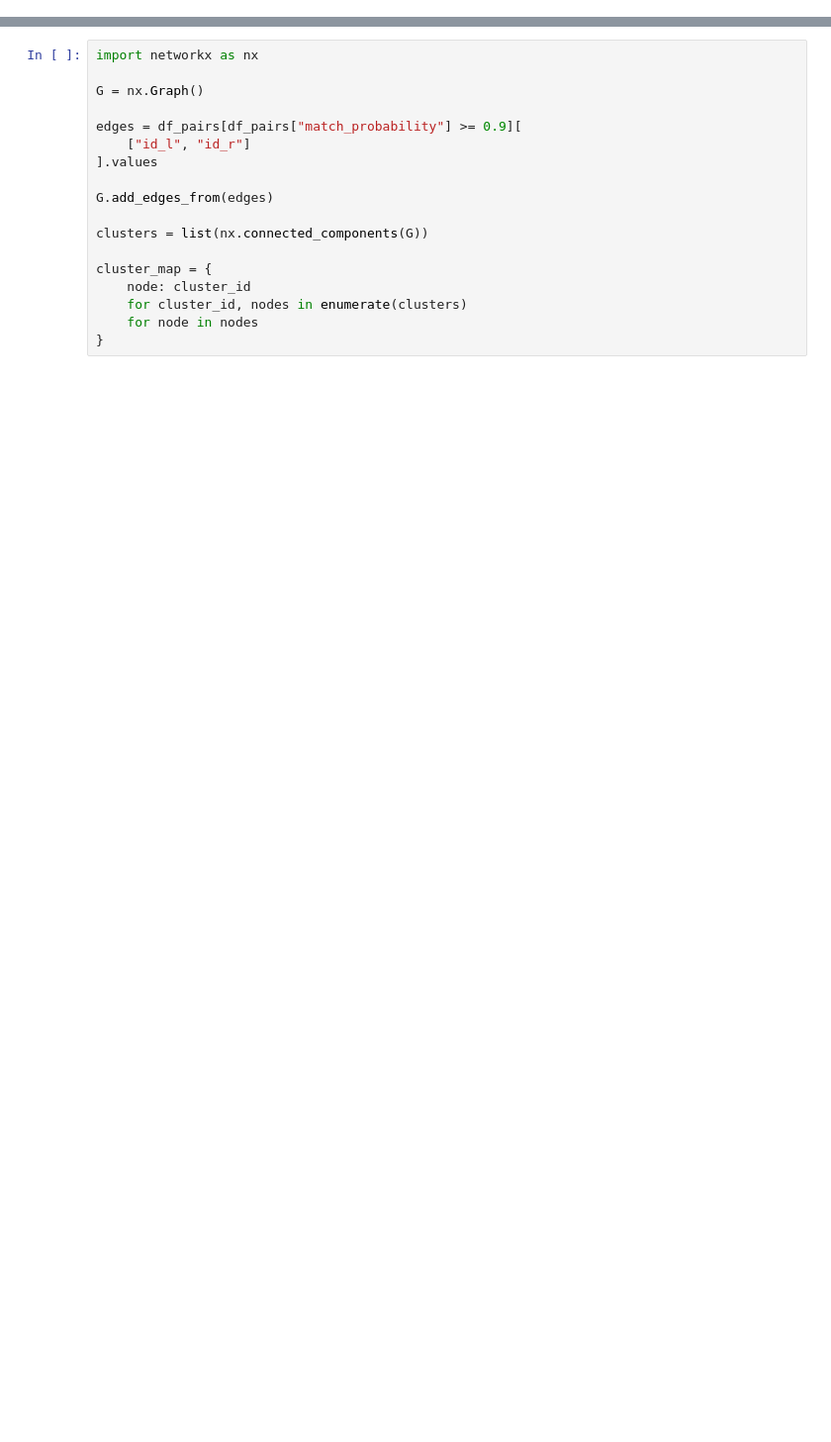
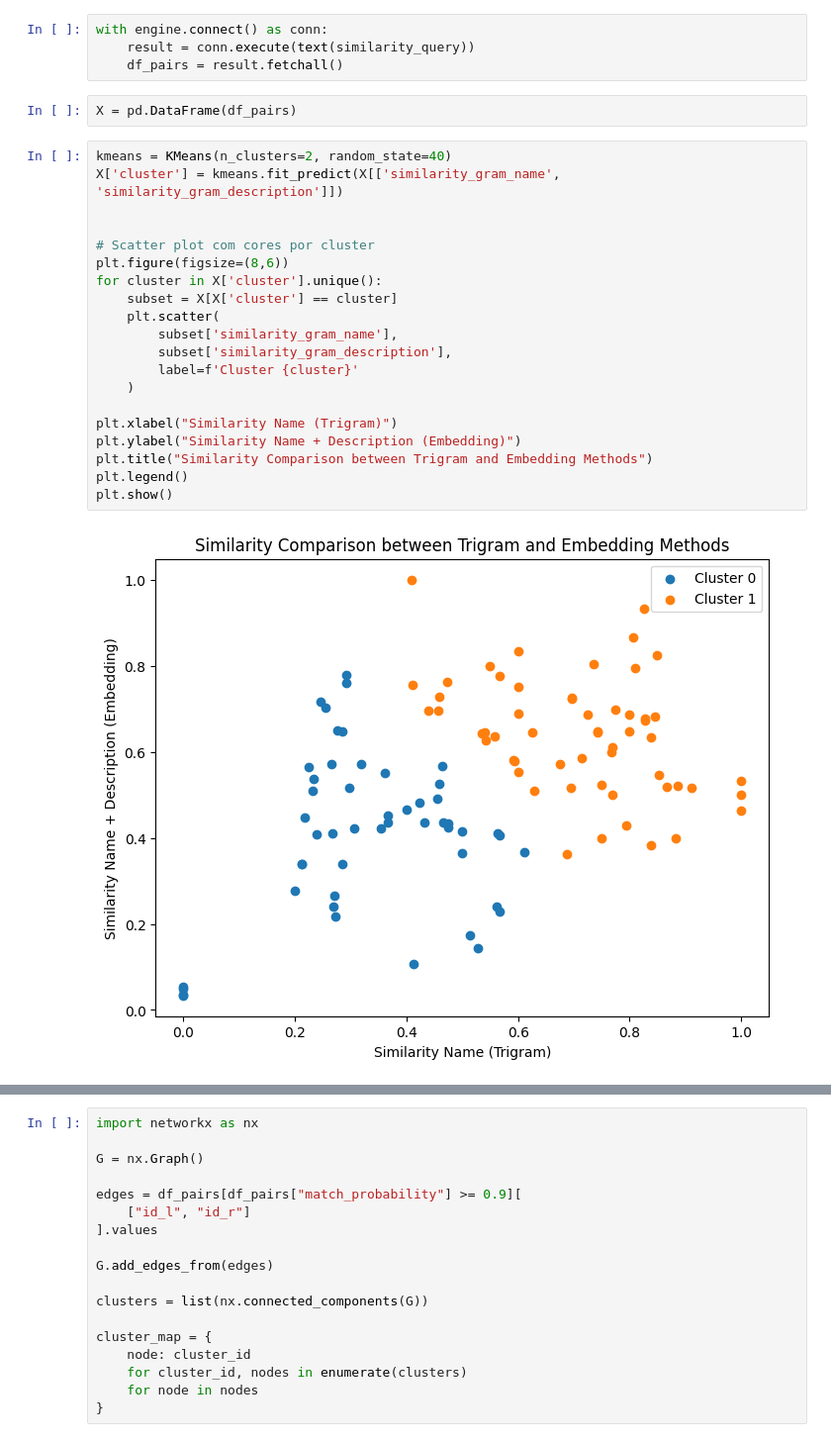
Before and after one commit to zanyev/link-api, a Jupyter notebook: test_splink.ipynb, the cells around one changed output, grey strips where cells are left out. Shown: that part at 99% size. Cells and saved outputs as stored; diff of their text form; blank space fills up the shorter version.

```diff
--- a/test_splink.ipynb
+++ b/test_splink.ipynb
@@ -103,0 +42,28 @@ pairwise_predictions.as_pandas_dataframe()
+# %%
+with engine.connect() as conn:
+    result = conn.execute(text(similarity_query))
+    df_pairs = result.fetchall()
+# %%
+X = pd.DataFrame(df_pairs)
+# %%
+kmeans = KMeans(n_clusters=2, random_state=40)
+X['cluster'] = kmeans.fit_predict(X[['similarity_gram_name', 'similarity_gram_description']])
+
+
+# Scatter plot com cores por cluster
+plt.figure(figsize=(8,6))
+for cluster in X['cluster'].unique():
+    subset = X[X['cluster'] == cluster]
+    plt.scatter(
+        subset['similarity_gram_name'],
+        subset['similarity_gram_description'],
+        label=f'Cluster {cluster}'
+    )
+
+plt.xlabel("Similarity Name (Trigram)")
+plt.ylabel("Similarity Name + Description (Embedding)")
+plt.title("Similarity Comparison between Trigram and Embedding Methods")
+plt.legend()
+plt.show()
+# %% [output]
+[figure, added]
```
Also changed, not shown: parts of 32 cells of this notebook, 4 other files.
